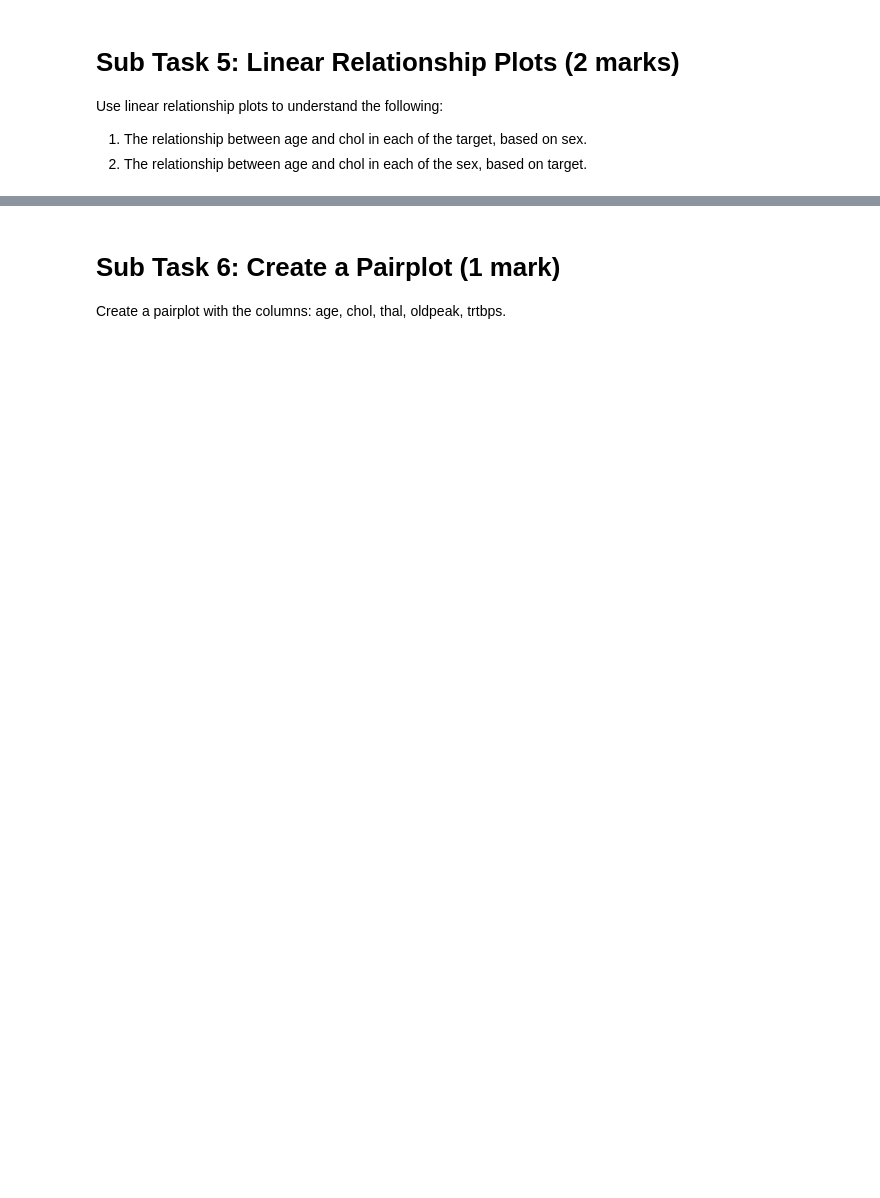
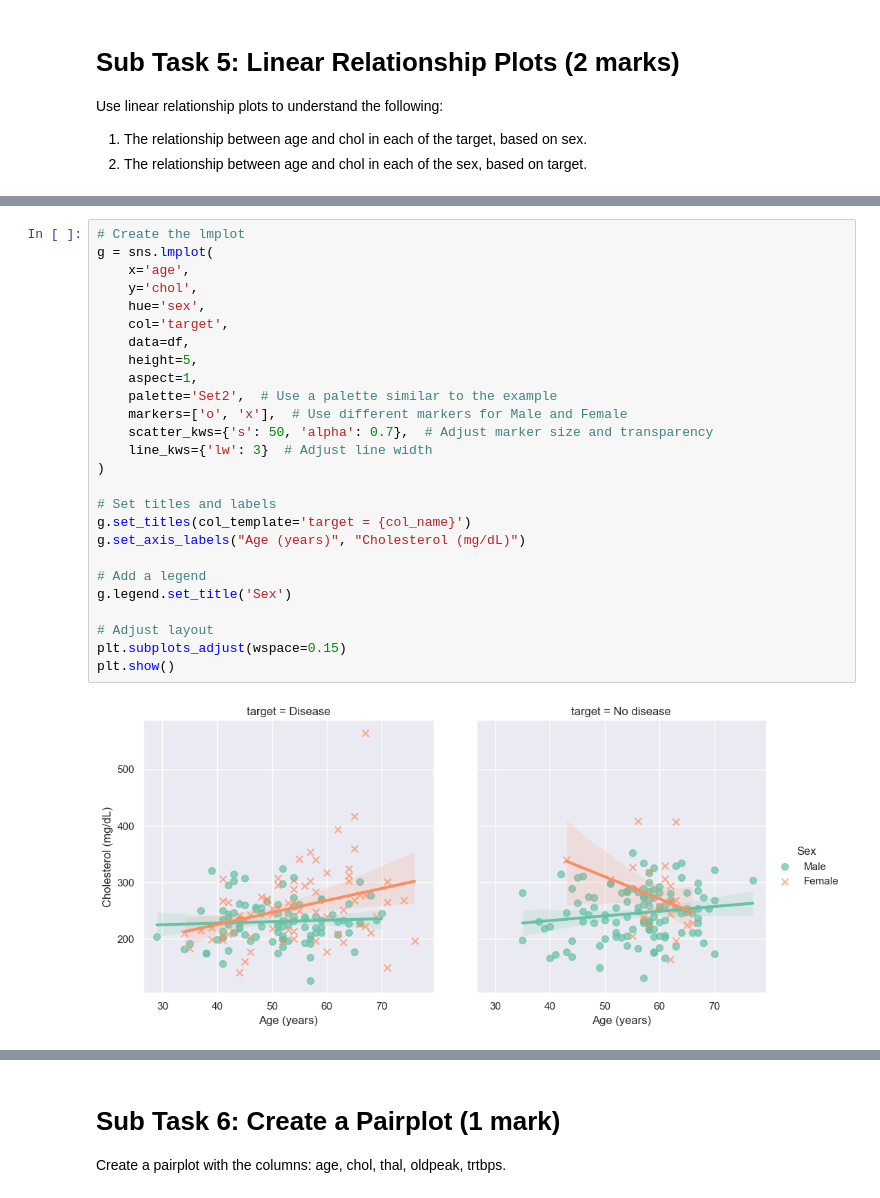
Before and after one commit to pclk/d3.js, a Jupyter notebook: Assignment/StudentFiles/Task2/assignment_task2_student.ipynb, the cells around one changed output, grey strips where cells are left out. Drawn from its saved outputs; the diff is of its cells as text; blank space fills up the shorter version.

```diff
--- a/Assignment/StudentFiles/Task2/assignment_task2_student.ipynb
+++ b/Assignment/StudentFiles/Task2/assignment_task2_student.ipynb
@@ -78,0 +149,28 @@ Use linear relationship plots to  understand the following:
+# %%
+# Create the lmplot
+g = sns.lmplot(
+    x='age',
+    y='chol',
+    hue='sex',
+    col='target',
+    data=df,
+    height=5,
+    aspect=1,
+    palette='Set2',  # Use a palette similar to the example
+    markers=['o', 'x'],  # Use different markers for Male and Female
+    scatter_kws={'s': 50, 'alpha': 0.7},  # Adjust marker size and transparency
+    line_kws={'lw': 3}  # Adjust line width
+)
+
+# Set titles and labels
+g.set_titles(col_template='target = {col_name}')
+g.set_axis_labels("Age (years)", "Cholesterol (mg/dL)")
+
+# Add a legend
+g.legend.set_title('Sex')
+
+# Adjust layout
+plt.subplots_adjust(wspace=0.15)
+plt.show()
+# %% [output]
+[figure, added]
```
Also changed, not shown: parts of 19 cells of this notebook, 41 other files.
